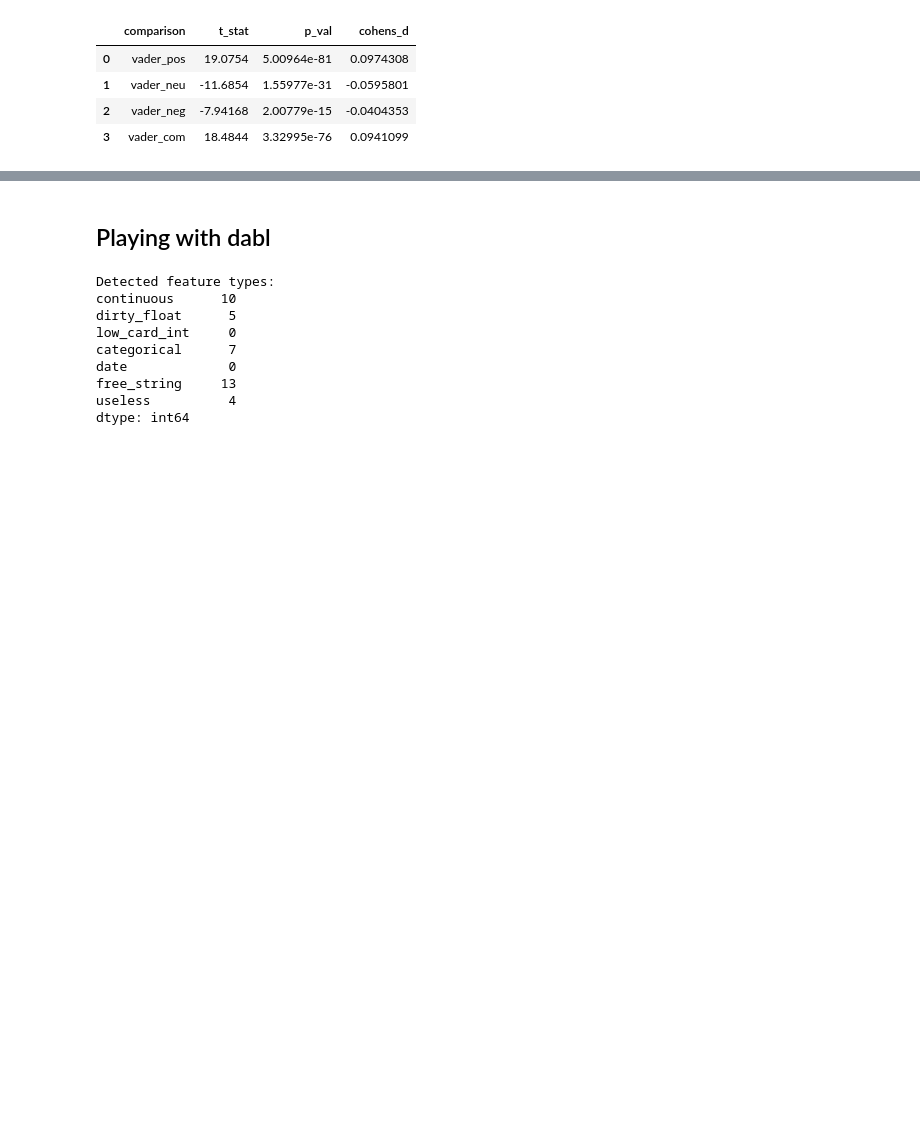
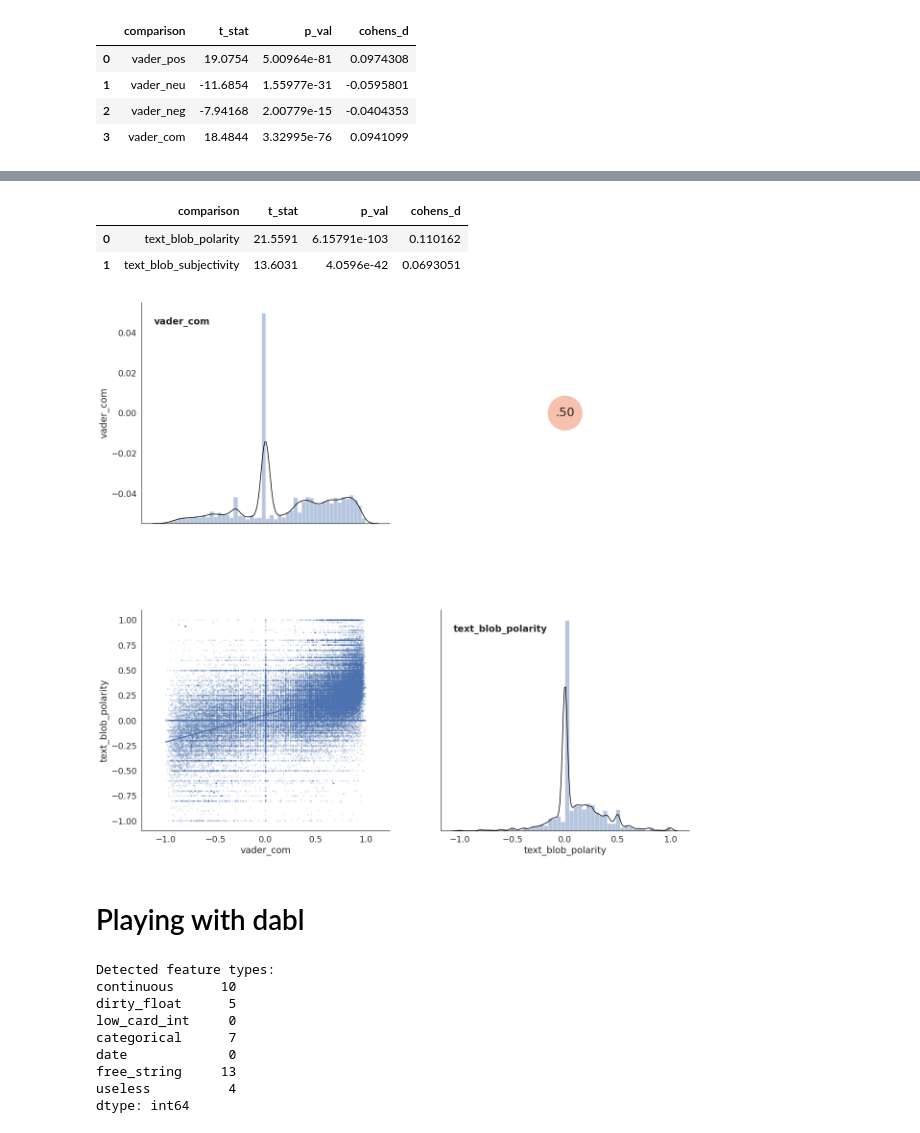
Before and after one commit to david-j-cox/twitter-higher-ed, a Jupyter notebook: sentiment_dabl_analyses.ipynb, the cells around one changed output, grey strips where cells are left out. Cells and saved outputs as stored; diff of their text form; code cells hidden in the pictures; blank space fills up the shorter version.

```diff
--- a/sentiment_dabl_analyses.ipynb
+++ b/sentiment_dabl_analyses.ipynb
@@ -188,5 +245,62 @@ vader_stats
+# %%
+# Statistics on the differences
+comparison = []
+stat = []
+p_val = []
+coh_d = []
+
+for i in ['text_blob_polarity', 'text_blob_subjectivity']:
+  comparison.append(i)
+  ttest = stats.ttest_ind(all_data[i][all_data['year']==2020], all_data[i][all_data['year']==2021])
+  stat.append(ttest[0])
+  p_val.append(ttest[1])
+  c0 = all_data[i][all_data['year']==2020]
+  c1 = all_data[i][all_data['year']==2021]
+  coh_d.append((mean(c0) - mean(c1)) / (sqrt((std(c0) ** 2 + std(c1) ** 2) / 2)))
+
+txblb_stats = pd.DataFrame([comparison, stat, p_val, coh_d])
+txblb_stats = txblb_stats.transpose()
+txblb_stats.columns = ['comparison', 't_stat', 'p_val', 'cohens_d']
+txblb_stats.to_csv('./03_primary/txblb_stats.csv')
+txblb_stats
+# %% [output]
+|  | comparison | t_stat | p_val | cohens_d |
+| 0 | text_blob_polarity | 21.5591 | 6.15791e-103 | 0.110162 |
+| 1 | text_blob_subjectivity | 13.6031 | 4.0596e-42 | 0.0693051 |
+# %%
+# Correlation matrix
+def corrdot(*args, **kwargs):
+    corr_r = args[0].corr(args[1], 'pearson')
+    corr_text = f"{corr_r:2.2f}".replace("0.", ".")
+    ax = plt.gca()
+    ax.set_axis_off()
+    marker_size = abs(corr_r) * 10000
+    ax.scatter([.5], [.5], marker_size, [corr_r], alpha=0.6, cmap="coolwarm", \
+               vmin=-1, vmax=1, transform=ax.transAxes)
+    font_size = abs(corr_r) * 40 + 5
+    ax.annotate(corr_text, [.5, .5,],  xycoords="axes fraction", ha='center', \
+                va='center', fontsize=font_size)
+
+def annotate_colname(x, **kws):
+    ax = plt.gca()
+    ax.annotate(x.name, xy=(0.05, 0.9), xycoords=ax.transAxes, fontweight='bold')
+# %%
+section_df = all_data[['vader_com', 'text_blob_polarity']]
+
+# Plot visual
+sns.set(style='white', font_scale=1.6)
+g = sns.PairGrid(section_df, aspect=1.4, diag_sharey=False)
+g.fig.set_size_inches(20,20)
+g.map_lower(sns.regplot, scatter_kws={'s':5,'alpha':0.1})
+g.map_diag(sns.distplot, kde_kws={'color': 'black'})
+g.map_diag(annotate_colname)
+g.map_upper(corrdot)
+plt.savefig(fname='./figures/sentiment_corr_matrix.png', bbox_inches='tight')
+plt.show()
+# %% [output]
+[figure, added]
 # %% [markdown]
-## Playing with dabl
+# Playing with dabl
 # %%
 dabl_df = dabl.clean(all_data, verbose=1)
 # %% [output]
```
Also changed, not shown: parts of 6 cells of this notebook.
